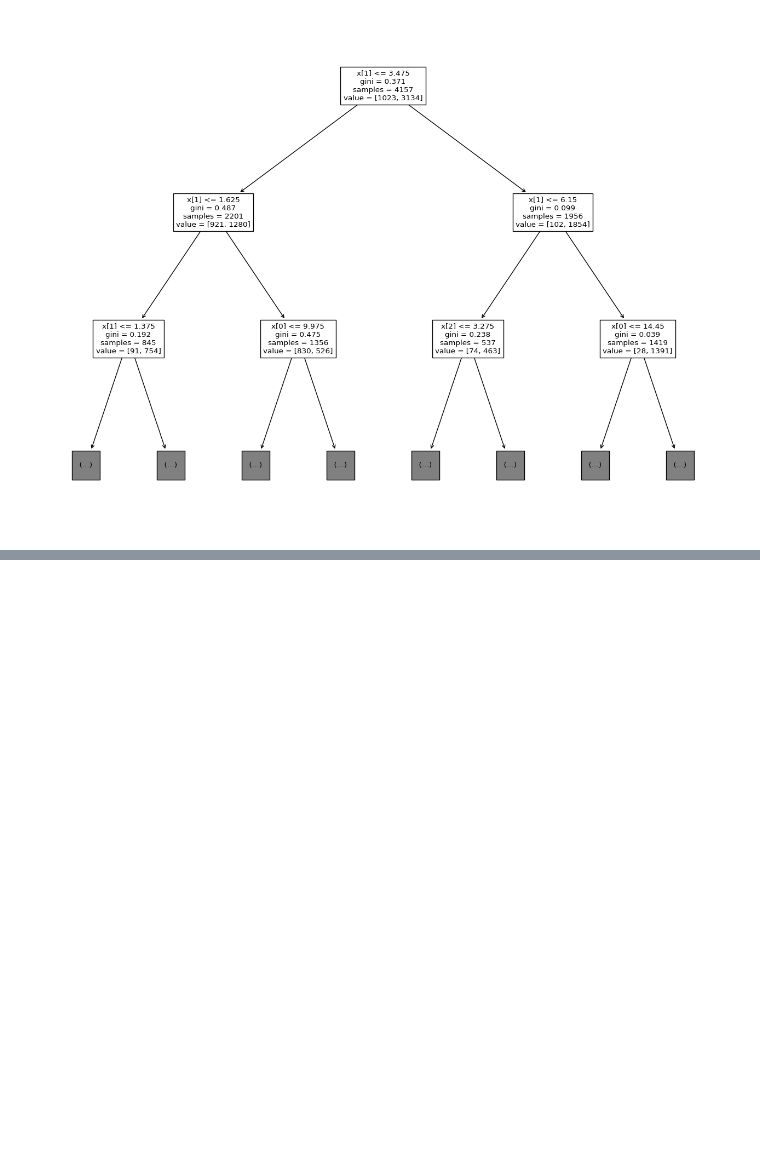
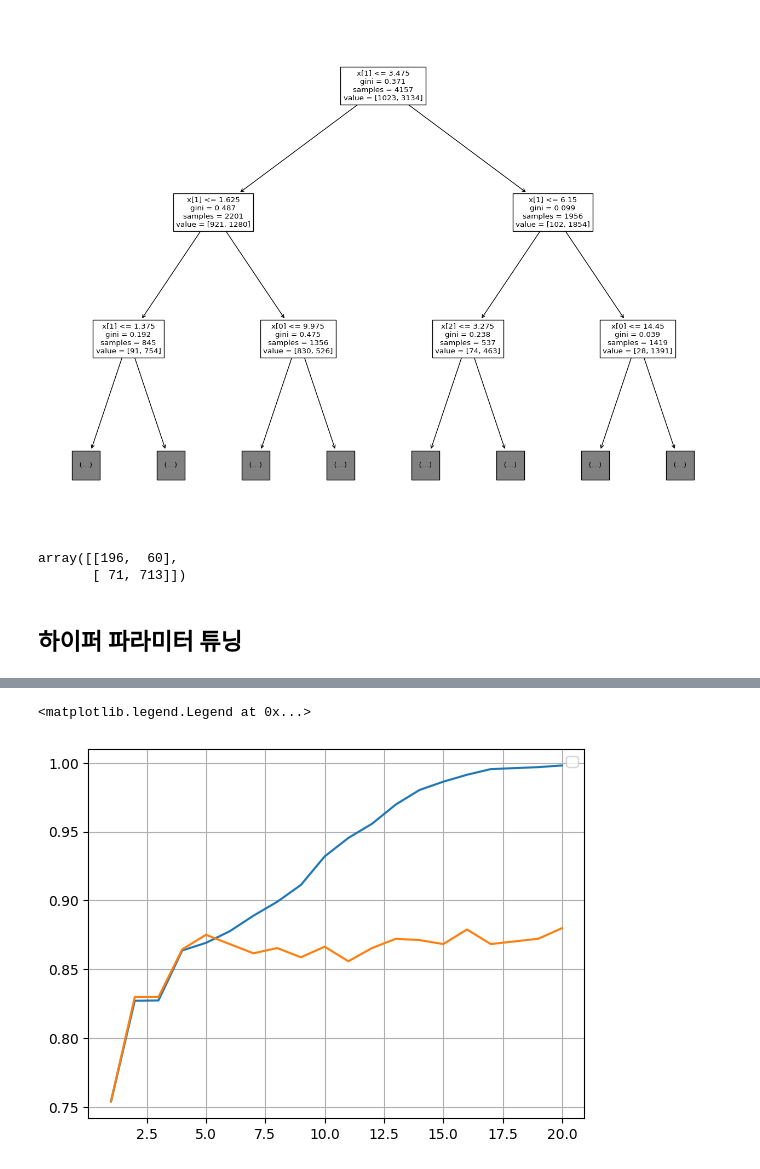
Before and after one commit to kim-dahun/python-study, a Jupyter notebook: ml06_decision_tree.ipynb, the cells around one changed output, grey strips where cells are left out. Saved outputs shown, nothing was run; the diff lists cells and outputs as text; code cells hidden in the pictures; blank space fills up the shorter version.

```diff
--- a/ml06_decision_tree.ipynb
+++ b/ml06_decision_tree.ipynb
@@ -117,3 +120,36 @@ plot_tree(tree_clf, max_depth=2)
 plt.show()
 # %% [output]
 [figure]
+# %%
+
+
+y_val_pred = tree_clf.predict(X_val)
+
+accuracy_score(y_val, y_val_pred)
+
+confusion_matrix(y_val, y_val_pred)
+# %% [output]
+array([[196,  60],
+       [ 71, 713]])
+# %% [markdown]
+## 하이퍼 파라미터 튜닝
+# %%
+trains = []
+vals = []
+klist = [x for x in range(1,21)]
+for k in klist:
+
+  tree_clf = DecisionTreeClassifier(max_depth=k)
+  tree_clf.fit(X_tr, y_tr)
+  y_tr_pred = tree_clf.predict(X_tr)
+  trainel =  accuracy_score(y_tr, y_tr_pred)
+  y_val_pred = tree_clf.predict(X_val)
+  valel = accuracy_score(y_val, y_val_pred)
+  trains.append(trainel)
+  vals.append(valel)
+# %%
+sns.lineplot(x=klist, y=trains)
+sns.lineplot(x=klist, y=vals)
+plt.grid()
+plt.legend()
+# %% [output]
@@ -119,0 +157,2 @@ plt.show()
+<matplotlib.legend.Legend at 0x...>
+[figure, added]
```
Also changed, not shown: parts of 19 cells of this notebook.
